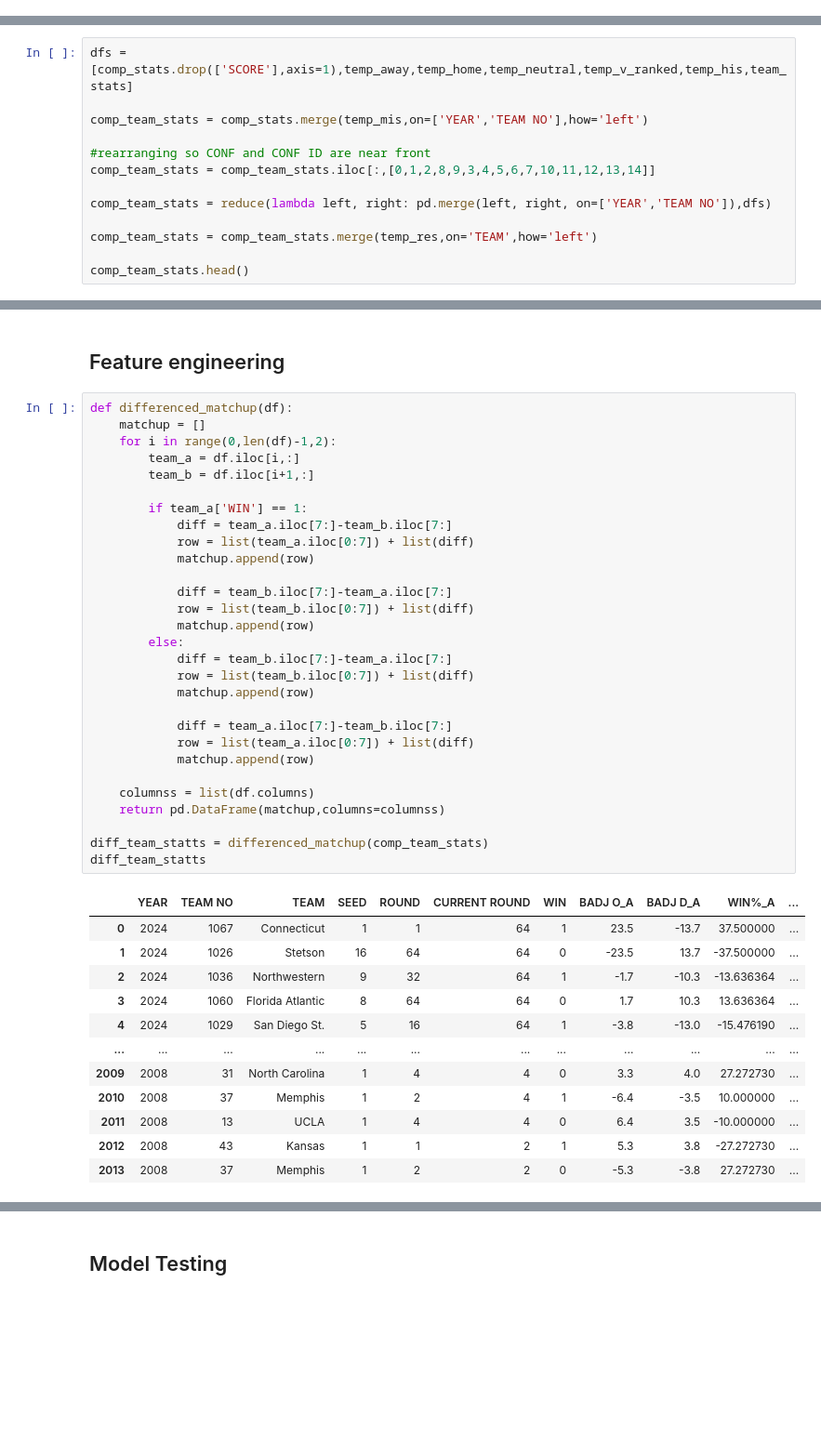
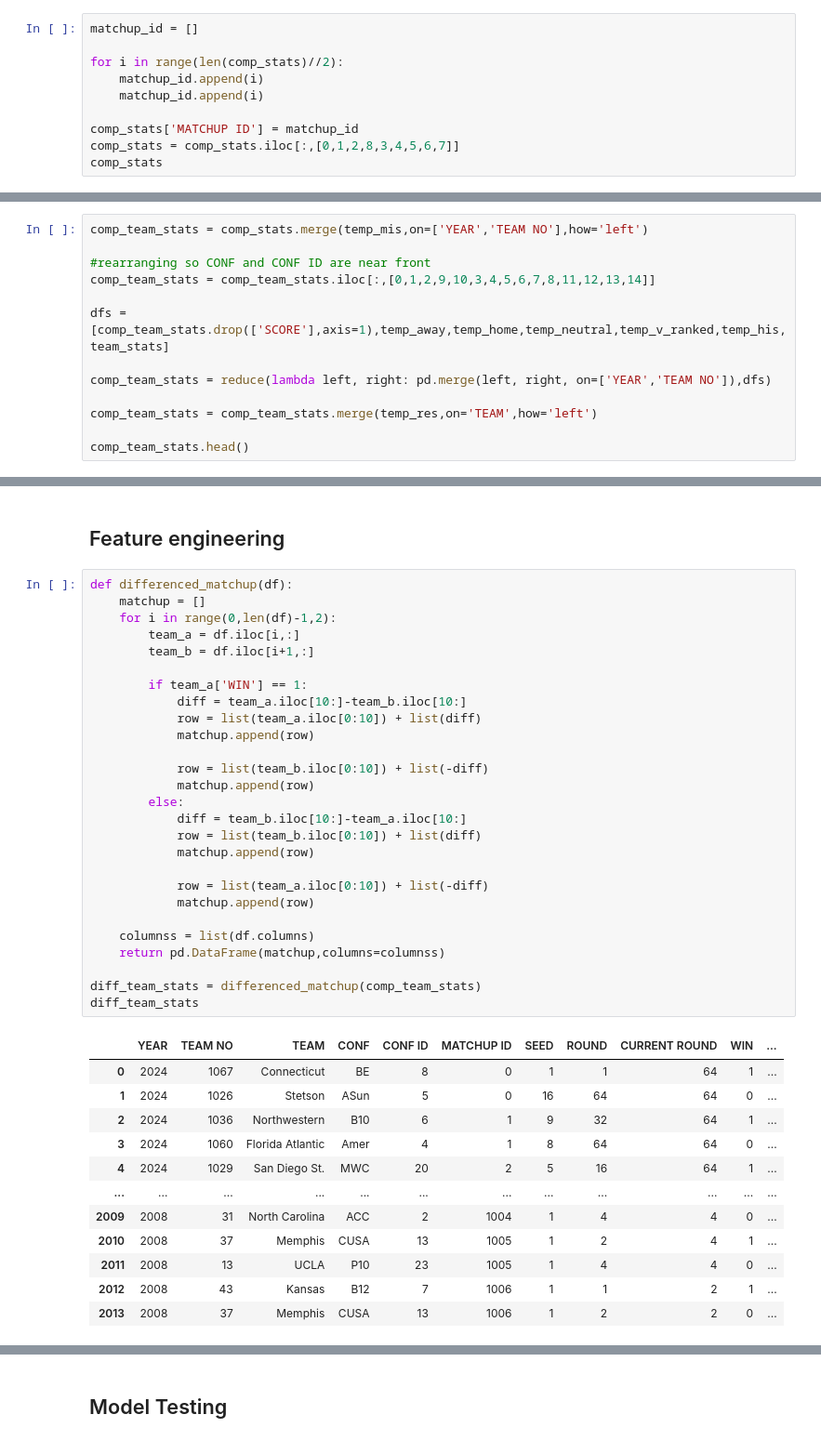
Before and after one commit to nicholaskim1004/MarchMadness, a Jupyter notebook: madness.ipynb, the cells around one changed output, grey strips where cells are left out. Shown: that part at 93% size. Cells and saved outputs as stored; diff of their text form; blank space fills up the shorter version.

```diff
--- a/madness.ipynb
+++ b/madness.ipynb
@@ -594,0 +597,10 @@ See the caveats in the documentation: https://pandas.pydata.org/pandas-docs/stab
+# %%
+matchup_id = []
+
+for i in range(len(comp_stats)//2):
+    matchup_id.append(i)
+    matchup_id.append(i)
+
+comp_stats['MATCHUP ID'] = matchup_id
+comp_stats = comp_stats.iloc[:,[0,1,2,8,3,4,5,6,7]]
+comp_stats
@@ -595,10 +621,10 @@ See the caveats in the documentation: https://pandas.pydata.org/pandas-docs/stab
 # %%
-dfs = [comp_stats.drop(['SCORE'],axis=1),temp_away,temp_home,temp_neutral,temp_v_ranked,temp_his,team_stats]
-
 comp_team_stats = comp_stats.merge(temp_mis,on=['YEAR','TEAM NO'],how='left')
 
 #rearranging so CONF and CONF ID are near front
-comp_team_stats = comp_team_stats.iloc[:,[0,1,2,8,9,3,4,5,6,7,10,11,12,13,14]]
+comp_team_stats = comp_team_stats.iloc[:,[0,1,2,9,10,3,4,5,6,7,8,11,12,13,14]]
+
+dfs = [comp_team_stats.drop(['SCORE'],axis=1),temp_away,temp_home,temp_neutral,temp_v_ranked,temp_his,team_stats]
 
 comp_team_stats = reduce(lambda left, right: pd.merge(left, right, on=['YEAR','TEAM NO']),dfs)
 
@@ -621,42 +648,40 @@ len(comp_team_stats),len(team_matchups)
 # %%
 def differenced_matchup(df):
     matchup = []
     for i in range(0,len(df)-1,2):
         team_a = df.iloc[i,:]
         team_b = df.iloc[i+1,:]
 
         if team_a['WIN'] == 1:
-            diff = team_a.iloc[7:]-team_b.iloc[7:]
-            row = list(team_a.iloc[0:7]) + list(diff)
+            diff = team_a.iloc[10:]-team_b.iloc[10:]
+            row = list(team_a.iloc[0:10]) + list(diff)
             matchup.append(row)
 
-            diff = team_b.iloc[7:]-team_a.iloc[7:]
-            row = list(team_b.iloc[0:7]) + list(diff)
+            row = list(team_b.iloc[0:10]) + list(-diff)
             matchup.append(row)
         else:
-            diff = team_b.iloc[7:]-team_a.iloc[7:]
-            row = list(team_b.iloc[0:7]) + list(diff)
+            diff = team_b.iloc[10:]-team_a.iloc[10:]
+            row = list(team_b.iloc[0:10]) + list(diff)
             matchup.append(row)
 
-            diff = team_a.iloc[7:]-team_b.iloc[7:]
-            row = list(team_a.iloc[0:7]) + list(diff)
+            row = list(team_a.iloc[0:10]) + list(-diff)
             matchup.append(row)
 
     columnss = list(df.columns)
     return pd.DataFrame(matchup,columns=columnss)
 
-diff_team_statts = differenced_matchup(comp_team_stats)
-diff_team_statts
+diff_team_stats = differenced_matchup(comp_team_stats)
+diff_team_stats
 # %% [output]
-|  | YEAR | TEAM NO | TEAM | SEED | ROUND | CURRENT ROUND | WIN | BADJ O_A | BADJ D_A | WIN%_A | ... |
-| 0 | 2024 | 1067 | Connecticut | 1 | 1 | 64 | 1 | 23.5 | -13.7 | 37.500000 | ... |
-| 1 | 2024 | 1026 | Stetson | 16 | 64 | 64 | 0 | -23.5 | 13.7 | -37.500000 | ... |
-| 2 | 2024 | 1036 | Northwestern | 9 | 32 | 64 | 1 | -1.7 | -10.3 | -13.636364 | ... |
-| 3 | 2024 | 1060 | Florida Atlantic | 8 | 64 | 64 | 0 | 1.7 | 10.3 | 13.636364 | ... |
-| 4 | 2024 | 1029 | San Diego St. | 5 | 16 | 64 | 1 | -3.8 | -13.0 | -15.476190 | ... |
+|  | YEAR | TEAM NO | TEAM | CONF | CONF ID | MATCHUP ID | SEED | ROUND | CURRENT ROUND | WIN | ... |
+| 0 | 2024 | 1067 | Connecticut | BE | 8 | 0 | 1 | 1 | 64 | 1 | ... |
+| 1 | 2024 | 1026 | Stetson | ASun | 5 | 0 | 16 | 64 | 64 | 0 | ... |
+| 2 | 2024 | 1036 | Northwestern | B10 | 6 | 1 | 9 | 32 | 64 | 1 | ... |
+| 3 | 2024 | 1060 | Florida Atlantic | Amer | 4 | 1 | 8 | 64 | 64 | 0 | ... |
+| 4 | 2024 | 1029 | San Diego St. | MWC | 20 | 2 | 5 | 16 | 64 | 1 | ... |
 | ... | ... | ... | ... | ... | ... | ... | ... | ... | ... | ... | ... |
-| 2009 | 2008 | 31 | North Carolina | 1 | 4 | 4 | 0 | 3.3 | 4.0 | 27.272730 | ... |
-| 2010 | 2008 | 37 | Memphis | 1 | 2 | 4 | 1 | -6.4 | -3.5 | 10.000000 | ... |
-| 2011 | 2008 | 13 | UCLA | 1 | 4 | 4 | 0 | 6.4 | 3.5 | -10.000000 | ... |
-| 2012 | 2008 | 43 | Kansas | 1 | 1 | 2 | 1 | 5.3 | 3.8 | -27.272730 | ... |
-| 2013 | 2008 | 37 | Memphis | 1 | 2 | 2 | 0 | -5.3 | -3.8 | 27.272730 | ... |
+| 2009 | 2008 | 31 | North Carolina | ACC | 2 | 1004 | 1 | 4 | 4 | 0 | ... |
+| 2010 | 2008 | 37 | Memphis | CUSA | 13 | 1005 | 1 | 2 | 4 | 1 | ... |
+| 2011 | 2008 | 13 | UCLA | P10 | 23 | 1005 | 1 | 4 | 4 | 0 | ... |
+| 2012 | 2008 | 43 | Kansas | B12 | 7 | 1006 | 1 | 1 | 2 | 1 | ... |
+| 2013 | 2008 | 37 | Memphis | CUSA | 13 | 1006 | 1 | 2 | 2 | 0 | ... |
```
Also changed, not shown: parts of 18 cells of this notebook.
